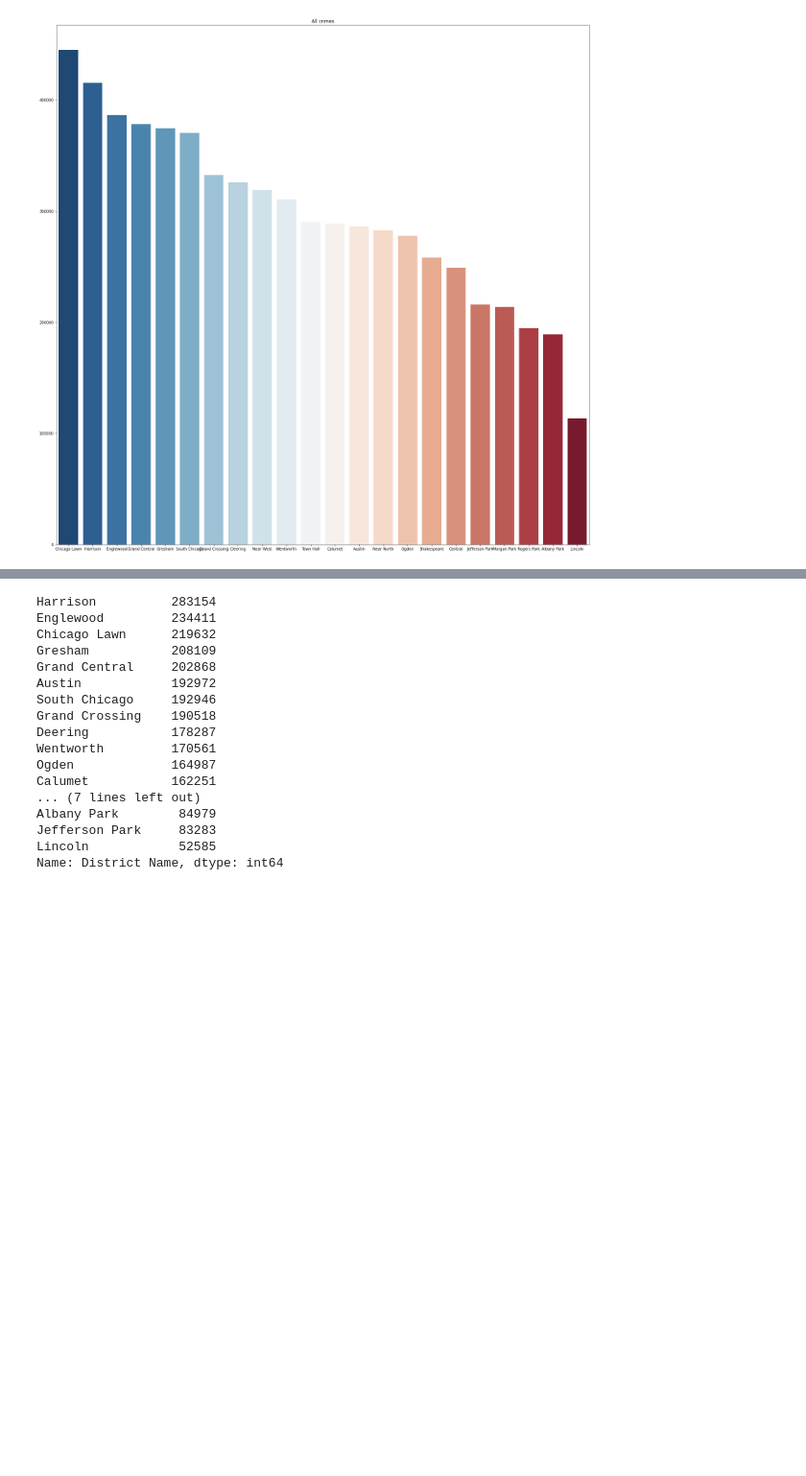
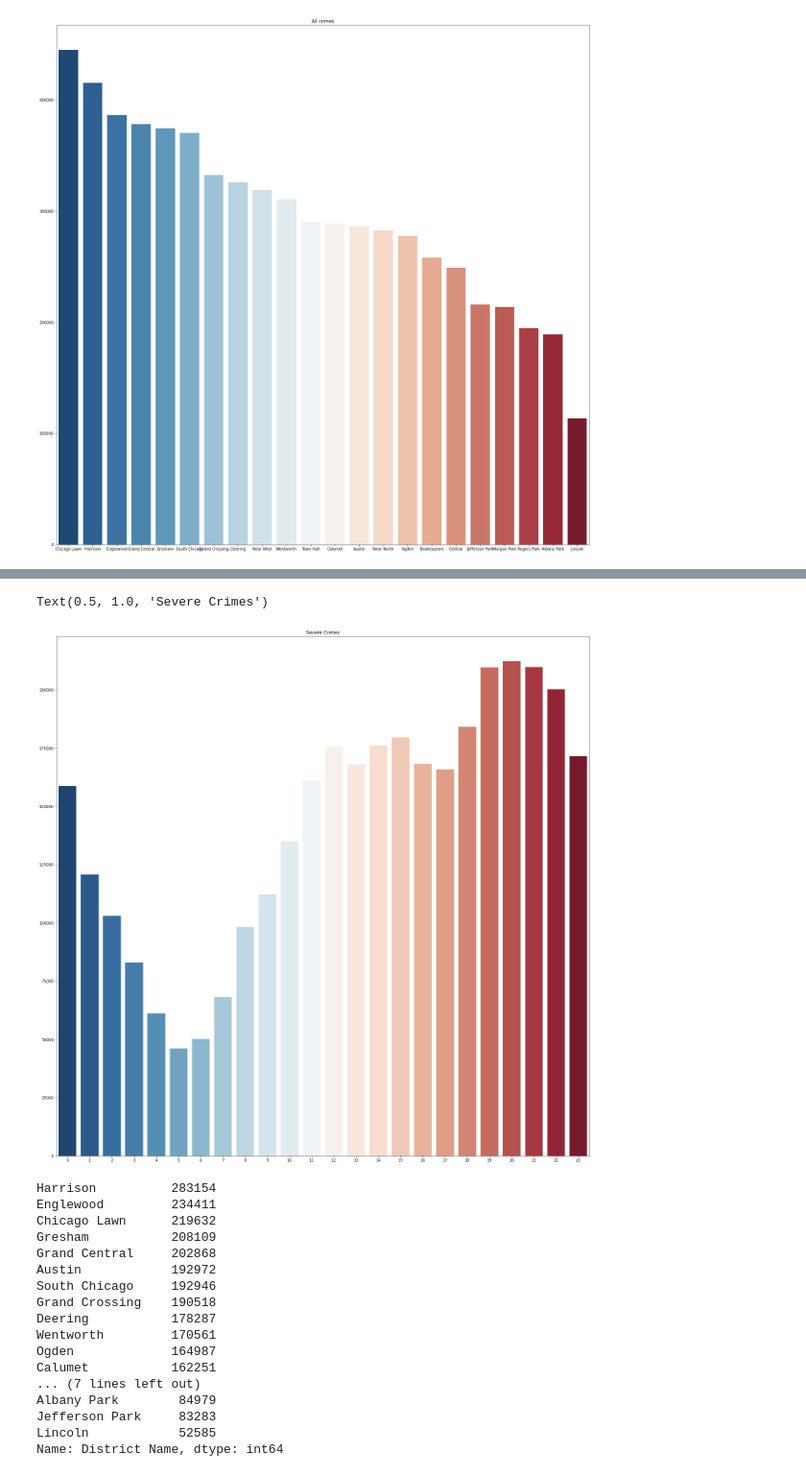
Before and after one commit to Oraff1/Capstone-2, a Jupyter notebook: Capstone eda.ipynb, the cells around one changed output, grey strips where cells are left out. Shown at 96% size. Saved outputs shown, nothing was run; the diff lists cells and outputs as text; code cells hidden in the pictures; blank space fills up the shorter version.

```diff
--- a/Capstone eda.ipynb
+++ b/Capstone eda.ipynb
@@ -310,3 +323,14 @@ df_severe.head()
+# %%
+f, ax = plt.subplots(figsize=(25, 25))
+x = pd.DataFrame(df_severe['Hour'].value_counts())
+
+values = list(x.index)
+names = list(x['Hour'])
+
+sns.barplot(x=values, y=names, palette="RdBu_r").set_title('Severe Crimes')
+# %% [output]
+Text(0.5, 1.0, 'Severe Crimes')
+[figure, added]
 # %%
 df_severe['District Name'].value_counts()
 # %% [output]
```
Also changed, not shown: parts of 4 cells of this notebook, 1 other file.
